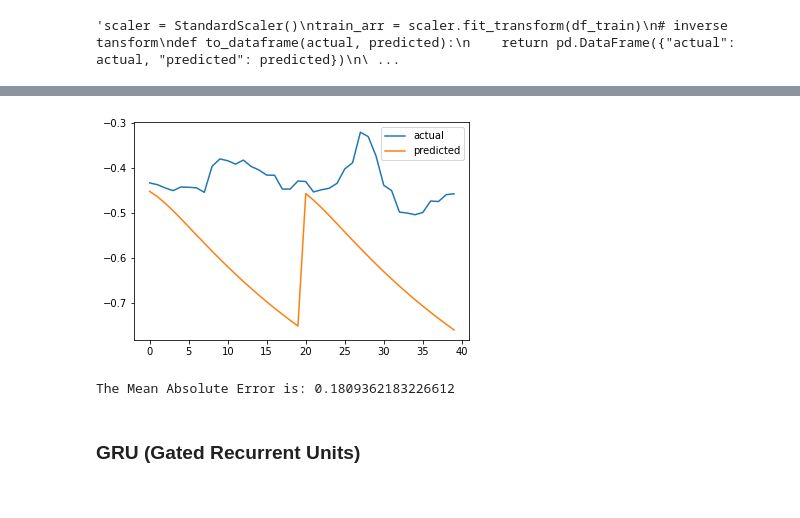
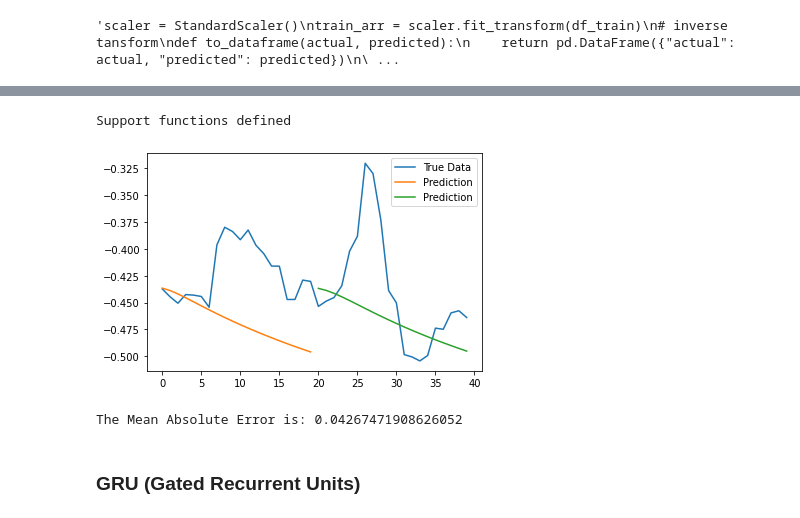
Before and after one commit to juan-ivan-NV/Btc_trading, a Jupyter notebook: Data_extraction_and_models_comparison.ipynb, the cells around one changed output, grey strips where cells are left out. Saved outputs shown, nothing was run; the diff lists cells and outputs as text; code cells hidden in the pictures.

```diff
--- a/Data_extraction_and_models_comparison.ipynb
+++ b/Data_extraction_and_models_comparison.ipynb
@@ -715,30 +717,45 @@ The Mean Absolute Error is: 0.026076808326814173
 # %%
-# https://github.com/llSourcell/How-to-Predict-Stock-Prices-Easily-Demo/blob/master/lstm.py
-# ► Predicting two windows
+# ► For more info: https://github.com/llSourcell/How-to-Predict-Stock-Prices-Easily-Demo/blob/master/lstm.py
 
-def predict_sequence_full(model, data, window_size):
-
-    '''Shift the window by 1 new prediction each time, re-run predictions on new window'''
-    curr_frame = data[0]
-    predicted = []
-    for i in range(len(data)):
-        predicted.append(model.predict(curr_frame[np.newaxis,:,:])[0,0])
-        curr_frame = curr_frame[1:]
-        curr_frame = np.insert(curr_frame, [window_size-1], predicted[-1], axis=0)
-    return predicted
-
-pred_win1 = predict_sequence_full(nn_model, LSTM_test_inputs[:20], 20)
-pred_win2 = predict_sequence_full(nn_model, LSTM_test_inputs[-20:], 20)
-
-plt.plot(LSTM_test_outputs, label="actual")
-plt.plot(pred_win1 + pred_win2, label="predicted")
-plt.legend()
-plt.show()
-MAE = mean_absolute_error(LSTM_test_outputs, pred_win1 + pred_win2)
-print('The Mean Absolute Error is: {}'.format(MAE))
+def predict_sequence_full(model, data, window_size, prediction_len):
+    #Predict sequence of <prediction_len> steps before shifting prediction run forward by <prediction_len> steps
+    prediction_seqs = []
+    for i in range(int(len(data)/prediction_len)):
+        curr_frame = data[i*prediction_len]
+        predicted = []
+        for j in range(prediction_len):
+            predicted.append(model.predict(curr_frame[np.newaxis,:,:])[0,0])
+            curr_frame = curr_frame[1:]
+            curr_frame = np.insert(curr_frame, [window_size-1], predicted[-1], axis=0)
+        prediction_seqs.append(predicted)
+    return prediction_seqs
-# %% [output]
-[figure, removed]
-The Mean Absolute Error is: 0.1809362183226612
+# %%
+# ► Function to print data windows
+
+def plot_results_multiple(predicted_data, true_data, prediction_len):
+    fig = plt.figure(facecolor='white')
+    ax = fig.add_subplot(111)
+    ax.plot(true_data, label='True Data')
+    #Pad the list of predictions to shift it in the graph to it's correct start
+    for i, data in enumerate(predicted_data):
+        padding = [None for p in range(i * prediction_len)]
+        plt.plot(padding + data, label='Prediction')
+        plt.legend()
+    plt.show()
+
+print ('Support functions defined')
+# %% [output]
+Support functions defined
+# %%
+# ► Calling functions to predict and plot windows
+
+preds = predict_sequence_full(nn_model, LSTM_test_inputs, 20, 20)
+plot_results_multiple(preds, LSTM_test_outputs, 20)
+MAE = mean_absolute_error(LSTM_test_outputs, list(flatten(preds)))
+print('The Mean Absolute Error is: {}'.format(MAE))
+# %% [output]
+[figure, added]
+The Mean Absolute Error is: 0.04267471908626052
 # %% [markdown]
 ### GRU (Gated Recurrent Units)
 # %%
```
Also changed, not shown: parts of 14 cells of this notebook.
